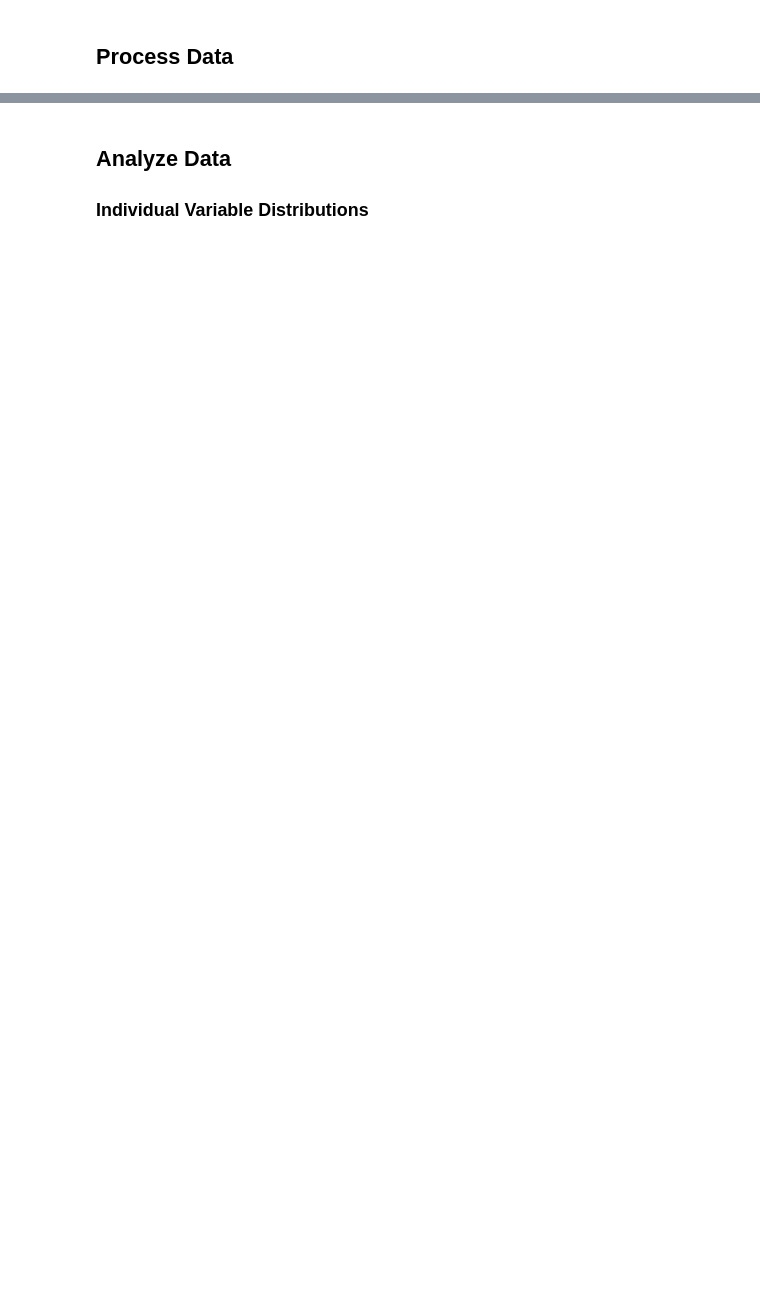
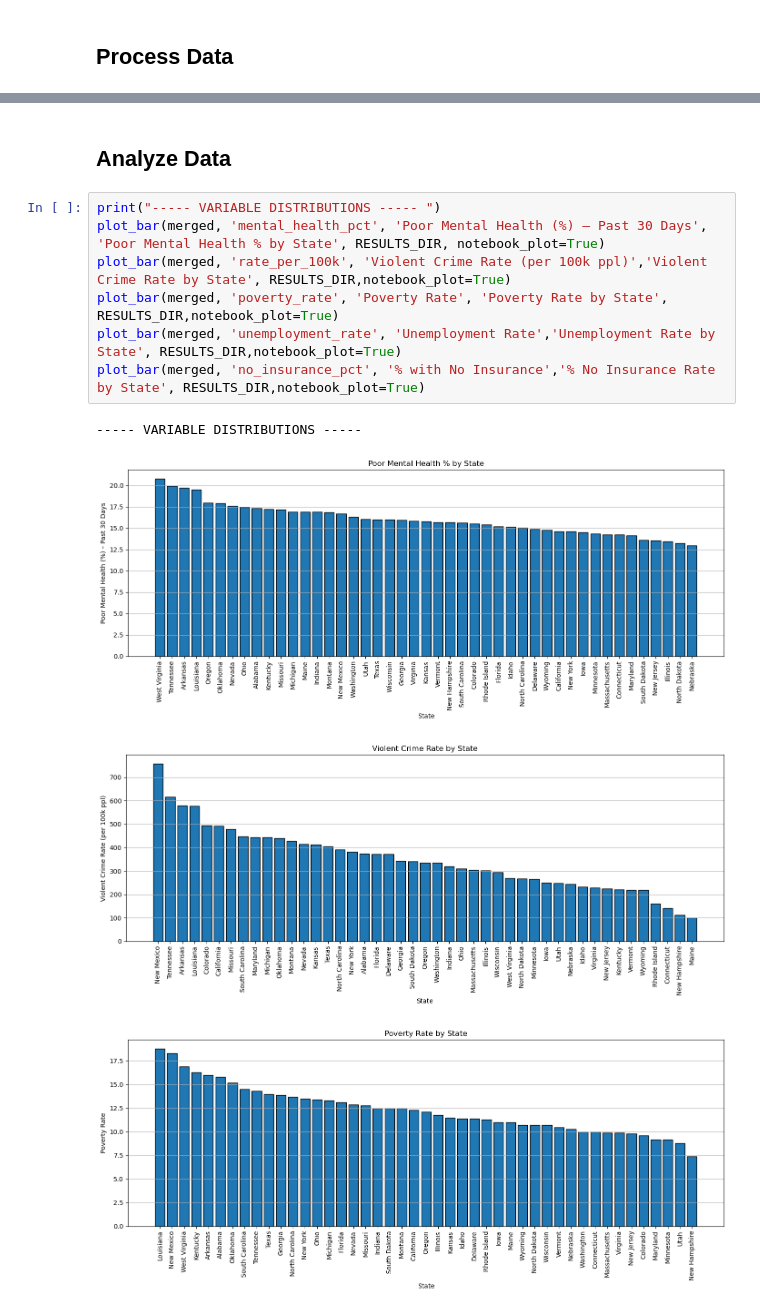
Before and after one commit to lrli1/dsci510_spring2026_final_project, a Jupyter notebook: src/results.ipynb, the cells around one changed output, grey strips where cells are left out. Saved outputs shown, nothing was run; the diff lists cells and outputs as text; blank space fills up the shorter version.

```diff
--- a/src/results.ipynb
+++ b/src/results.ipynb
@@ -48,4 +50,14 @@ Merged dataset: 46 rows, 7 columns
 # %% [markdown]
 ## Analyze Data
-
-### Individual Variable Distributions
+# %%
+print("----- VARIABLE DISTRIBUTIONS ----- ")
+plot_bar(merged, 'mental_health_pct', 'Poor Mental Health (%) – Past 30 Days', 'Poor Mental Health % by State', RESULTS_DIR, notebook_plot=True)
+plot_bar(merged, 'rate_per_100k', 'Violent Crime Rate (per 100k ppl)','Violent Crime Rate by State', RESULTS_DIR,notebook_plot=True)
+plot_bar(merged, 'poverty_rate', 'Poverty Rate', 'Poverty Rate by State', RESULTS_DIR,notebook_plot=True)
+plot_bar(merged, 'unemployment_rate', 'Unemployment Rate','Unemployment Rate by State', RESULTS_DIR,notebook_plot=True)
+plot_bar(merged, 'no_insurance_pct', '% with No Insurance','% No Insurance Rate by State', RESULTS_DIR,notebook_plot=True)
+# %% [output]
+----- VARIABLE DISTRIBUTIONS -----
+[figure, added]
+[figure, added]
+[figure, added]
```
Also changed, not shown: parts of 22 cells of this notebook, 6 other files.
